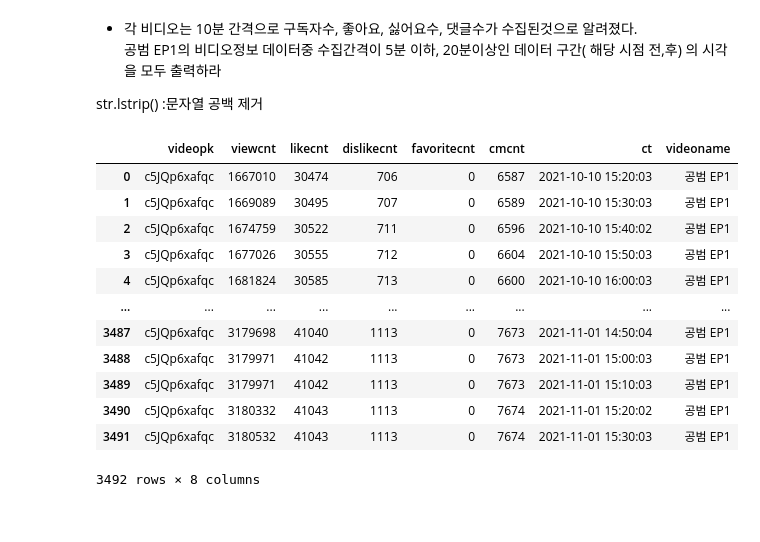
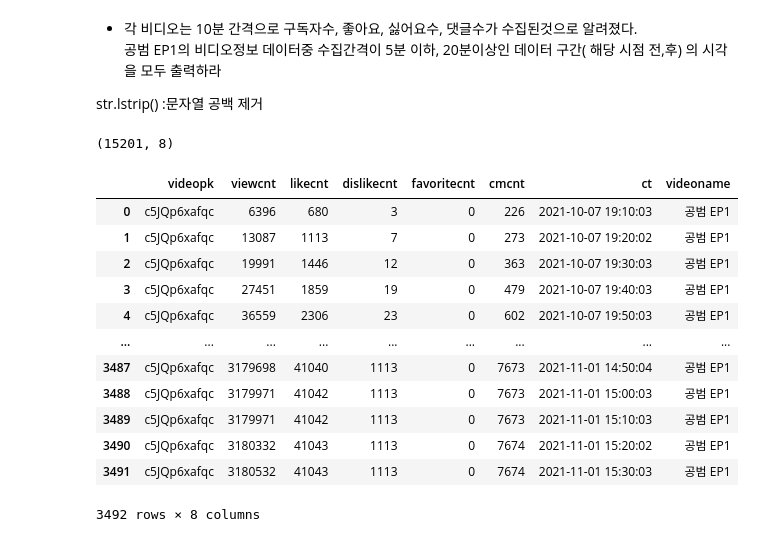
Before and after one commit to smjune/ipynb, a Jupyter notebook: datamanin/work1_2.ipynb, the cells around one changed output. Drawn from its saved outputs; the diff is of its cells as text; code cells hidden in the pictures.

```diff
--- a/datamanin/work1_2.ipynb
+++ b/datamanin/work1_2.ipynb
@@ -168,20 +196,27 @@ dtype: int64
 공범 EP1의 비디오정보 데이터중 수집간격이 5분 이하, 20분이상인 데이터 구간( 해당 시점 전,후) 의 시각을 모두 출력하라
 
 str.lstrip()  :문자열 공백 제거
+# %%
+video.shape
+# %% [output]
+(15201, 8)
 # %%
 # video['videoname'].unique() 으로 어떻게 str 값이 들어 있는지 확인해 보자
 # 왼쪽 공백 삭제 필요
 video['videoname'] = video['videoname'].str.lstrip()
+video['ct']=pd.to_datetime(video['ct'])
 
 EP1 = video['videoname'] == '공범 EP1'
-video[EP1]
+video2 = video[EP1].copy()
+video2 = video2.sort_values(by='ct').reset_index(drop=True)
+video2
 # %% [output]
 |  | videopk | viewcnt | likecnt | dislikecnt | favoritecnt | cmcnt | ct | videoname |
-| 0 | c5JQp6xafqc | 1667010 | 30474 | 706 | 0 | 6587 | 2021-10-10 15:20:03 | 공범 EP1 |
-| 1 | c5JQp6xafqc | 1669089 | 30495 | 707 | 0 | 6589 | 2021-10-10 15:30:03 | 공범 EP1 |
-| 2 | c5JQp6xafqc | 1674759 | 30522 | 711 | 0 | 6596 | 2021-10-10 15:40:02 | 공범 EP1 |
-| 3 | c5JQp6xafqc | 1677026 | 30555 | 712 | 0 | 6604 | 2021-10-10 15:50:03 | 공범 EP1 |
-| 4 | c5JQp6xafqc | 1681824 | 30585 | 713 | 0 | 6600 | 2021-10-10 16:00:03 | 공범 EP1 |
+| 0 | c5JQp6xafqc | 6396 | 680 | 3 | 0 | 226 | 2021-10-07 19:10:03 | 공범 EP1 |
+| 1 | c5JQp6xafqc | 13087 | 1113 | 7 | 0 | 273 | 2021-10-07 19:20:02 | 공범 EP1 |
+| 2 | c5JQp6xafqc | 19991 | 1446 | 12 | 0 | 363 | 2021-10-07 19:30:03 | 공범 EP1 |
+| 3 | c5JQp6xafqc | 27451 | 1859 | 19 | 0 | 479 | 2021-10-07 19:40:03 | 공범 EP1 |
+| 4 | c5JQp6xafqc | 36559 | 2306 | 23 | 0 | 602 | 2021-10-07 19:50:03 | 공범 EP1 |
 | ... | ... | ... | ... | ... | ... | ... | ... | ... |
 | 3487 | c5JQp6xafqc | 3179698 | 41040 | 1113 | 0 | 7673 | 2021-11-01 14:50:04 | 공범 EP1 |
 | 3488 | c5JQp6xafqc | 3179971 | 41042 | 1113 | 0 | 7673 | 2021-11-01 15:00:03 | 공범 EP1 |
```
Also changed, not shown: parts of 6 cells of this notebook, 3 other files.
